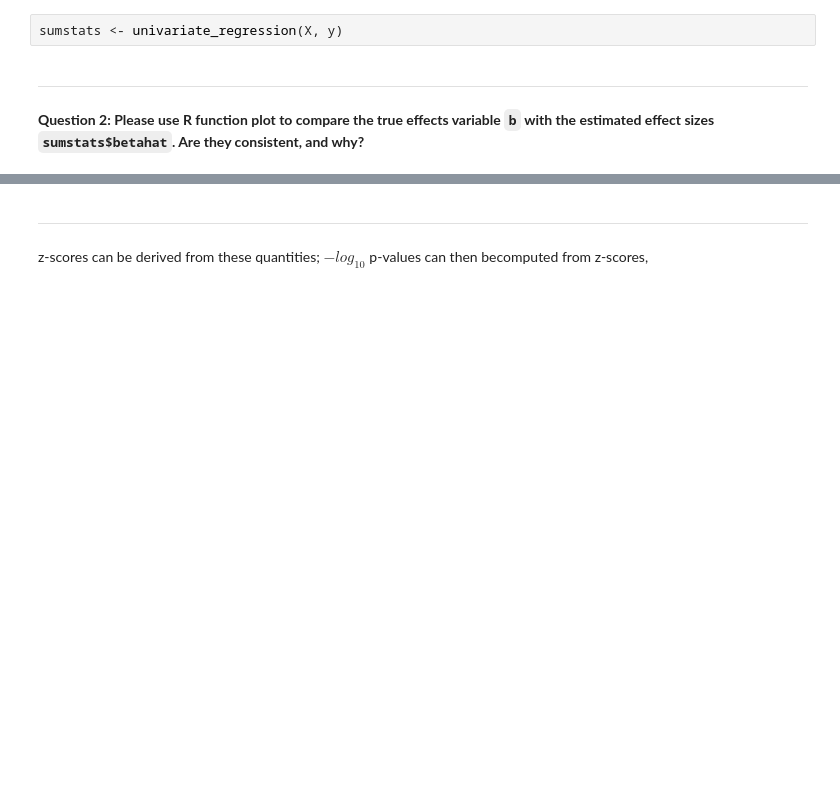
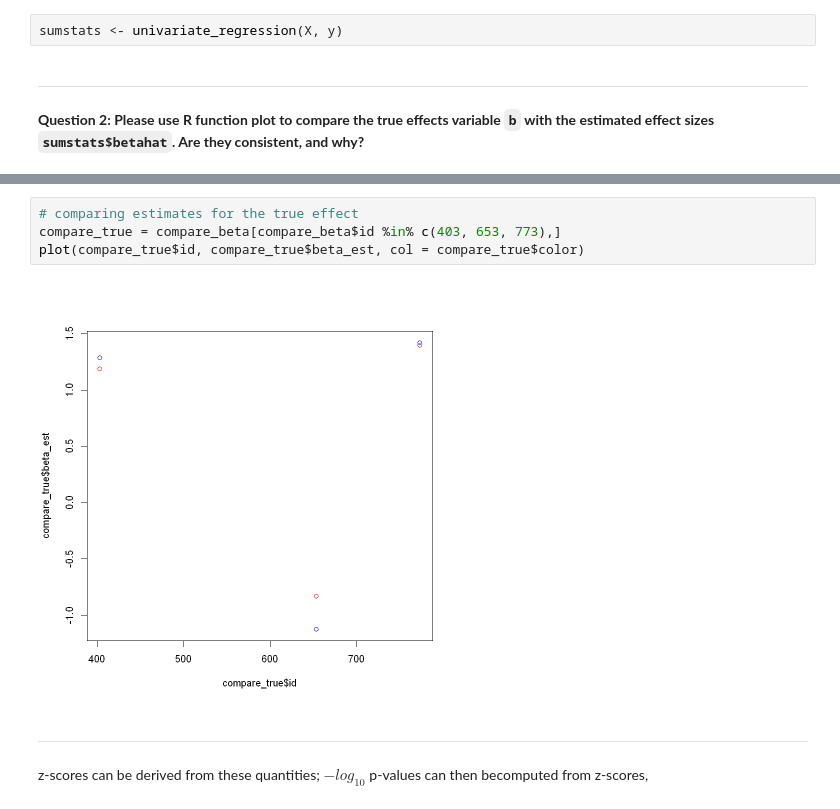
Before and after one commit to wayne-monical/student_test_2025_spring, a Jupyter notebook: notebook/FineMapping_WayneMonical.ipynb, the cells around one changed output, grey strips where cells are left out. Drawn from its saved outputs; the diff is of its cells as text; blank space fills up the shorter version.

```diff
--- a/notebook/FineMapping_WayneMonical.ipynb
+++ b/notebook/FineMapping_WayneMonical.ipynb
@@ -145,3 +159,9 @@ sumstats <- univariate_regression(X, y)
+# %%
+# comparing estimates for the true effect
+compare_true = compare_beta[compare_beta$id %in% c(403, 653, 773),]
+plot(compare_true$id, compare_true$beta_est, col = compare_true$color)
+# %% [output]
+[figure, added]
 # %% [markdown]
 -----------------------------------------
 # %% [markdown]
```
Also changed, not shown: parts of 36 cells of this notebook.
